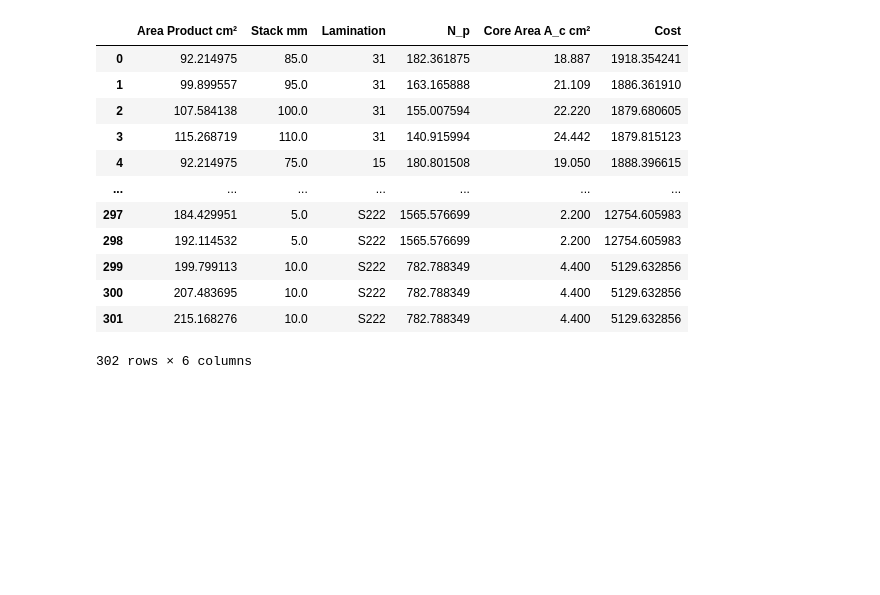
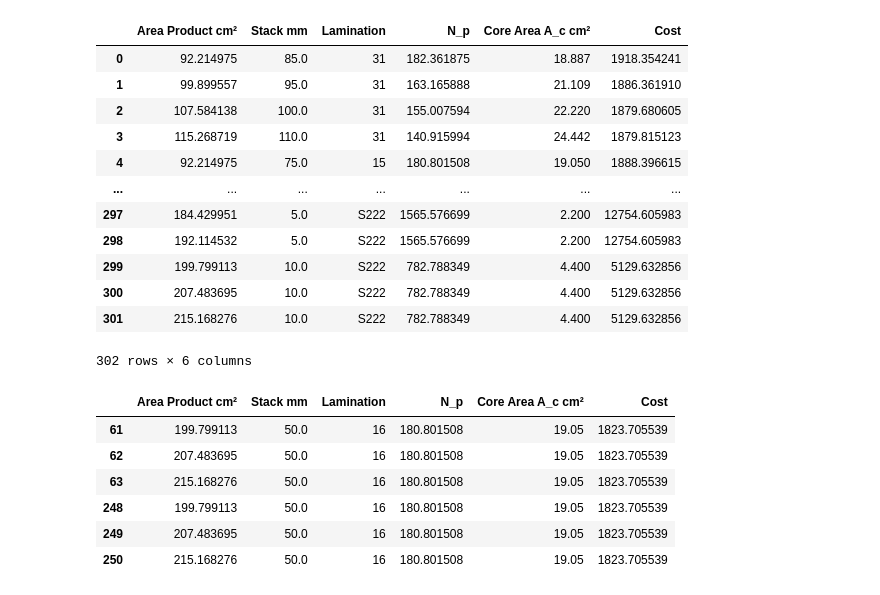
Before and after one commit to emagdevices/auto-transformer, a Jupyter notebook: Auto_transformer.ipynb, the cells around one changed output. Saved outputs shown, nothing was run; the diff lists cells and outputs as text; code cells hidden in the pictures; blank space fills up the shorter version.

```diff
--- a/Auto_transformer.ipynb
+++ b/Auto_transformer.ipynb
@@ -294,3 +294,13 @@ df
 | 300 | 207.483695 | 10.0 | S222 | 782.788349 | 4.400 | 5129.632856 |
 | 301 | 215.168276 | 10.0 | S222 | 782.788349 | 4.400 | 5129.632856 |
 302 rows × 6 columns
+# %%
+df[df['Cost'] == df['Cost'].min()]
+# %% [output]
+|  | Area Product cm² | Stack mm | Lamination | N_p | Core Area A_c cm² | Cost |
+| 61 | 199.799113 | 50.0 | 16 | 180.801508 | 19.05 | 1823.705539 |
+| 62 | 207.483695 | 50.0 | 16 | 180.801508 | 19.05 | 1823.705539 |
+| 63 | 215.168276 | 50.0 | 16 | 180.801508 | 19.05 | 1823.705539 |
+| 248 | 199.799113 | 50.0 | 16 | 180.801508 | 19.05 | 1823.705539 |
+| 249 | 207.483695 | 50.0 | 16 | 180.801508 | 19.05 | 1823.705539 |
+| 250 | 215.168276 | 50.0 | 16 | 180.801508 | 19.05 | 1823.705539 |
```
